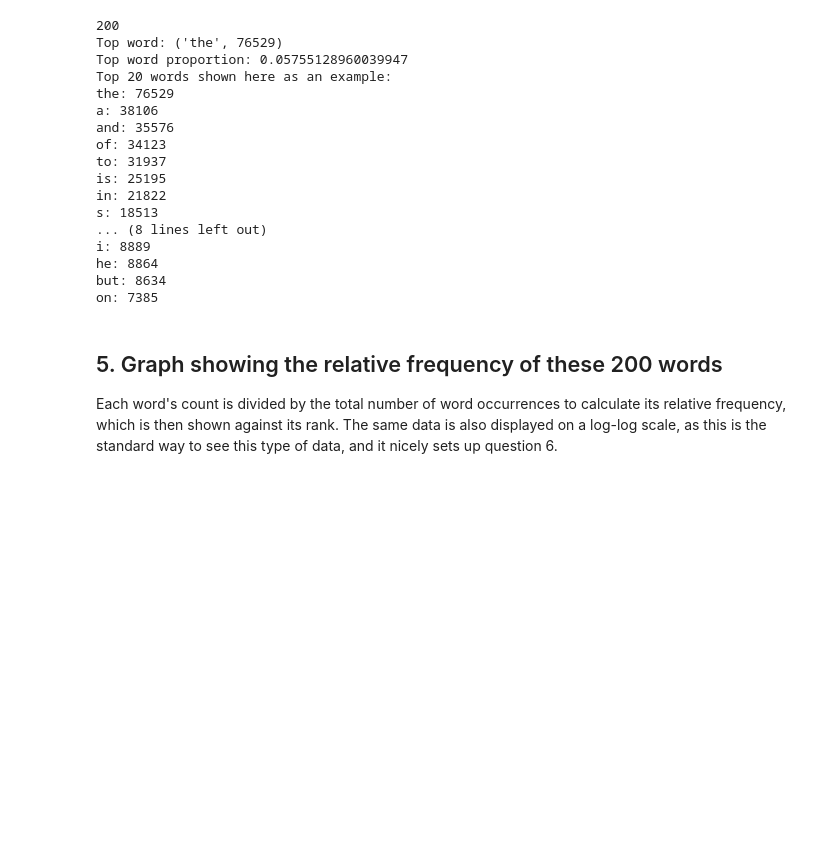
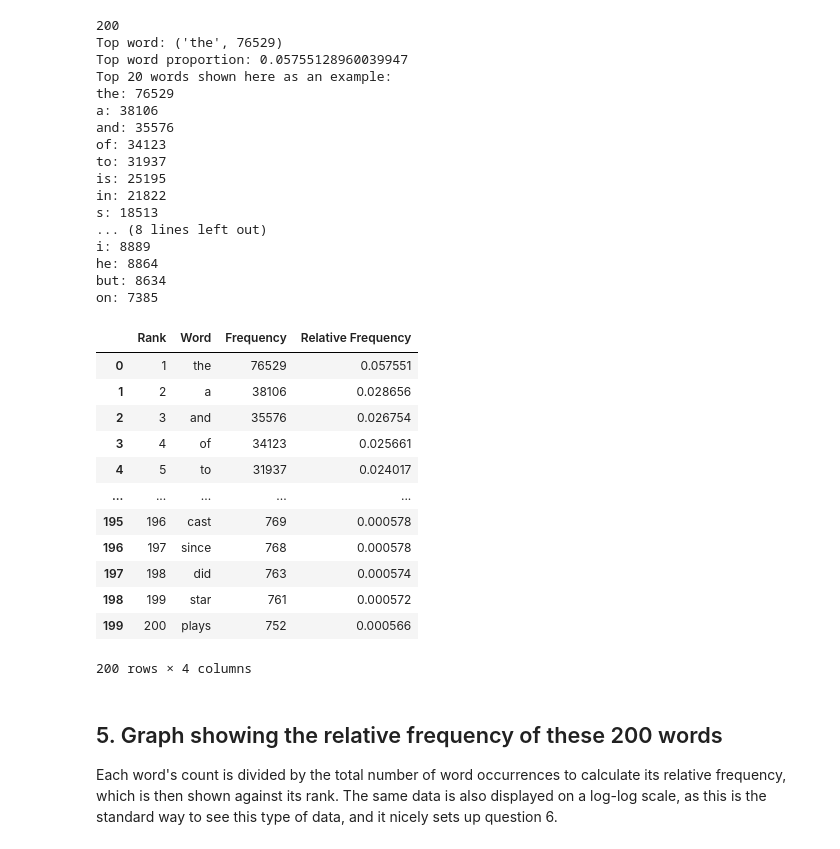
Before and after one commit to suffyankhan77/DATA620-Web-Analytics, a Jupyter notebook: assignments/week4_part2_high_frequency_words/High_Frequency_Words.ipynb, the cells around one changed output. Cells and saved outputs as stored; diff of their text form; code cells hidden in the pictures; blank space fills up the shorter version.

Commit message:
Updated Week 4 Part 2 high frequency words assignment

```diff
--- a/assignments/week4_part2_high_frequency_words/High_Frequency_Words.ipynb
+++ b/assignments/week4_part2_high_frequency_words/High_Frequency_Words.ipynb
@@ -114,6 +132,26 @@ i: 8889
 he: 8864
 but: 8634
 on: 7385
+# %%
+top_200_df = pd.DataFrame(top_200, columns=["Word", "Frequency"])
+top_200_df.insert(0, "Rank", range(1, len(top_200_df) + 1))
+top_200_df["Relative Frequency"] = top_200_df["Frequency"] / total_count
+
+top_200_df
+# %% [output]
+|  | Rank | Word | Frequency | Relative Frequency |
+| 0 | 1 | the | 76529 | 0.057551 |
+| 1 | 2 | a | 38106 | 0.028656 |
+| 2 | 3 | and | 35576 | 0.026754 |
+| 3 | 4 | of | 34123 | 0.025661 |
+| 4 | 5 | to | 31937 | 0.024017 |
+| ... | ... | ... | ... | ... |
+| 195 | 196 | cast | 769 | 0.000578 |
+| 196 | 197 | since | 768 | 0.000578 |
+| 197 | 198 | did | 763 | 0.000574 |
+| 198 | 199 | star | 761 | 0.000572 |
+| 199 | 200 | plays | 752 | 0.000566 |
+200 rows × 4 columns
 # %% [markdown]
 ## 5. Graph showing the relative frequency of these 200 words
 
```
Also changed, not shown: parts of 7 cells of this notebook, 2 other files.
